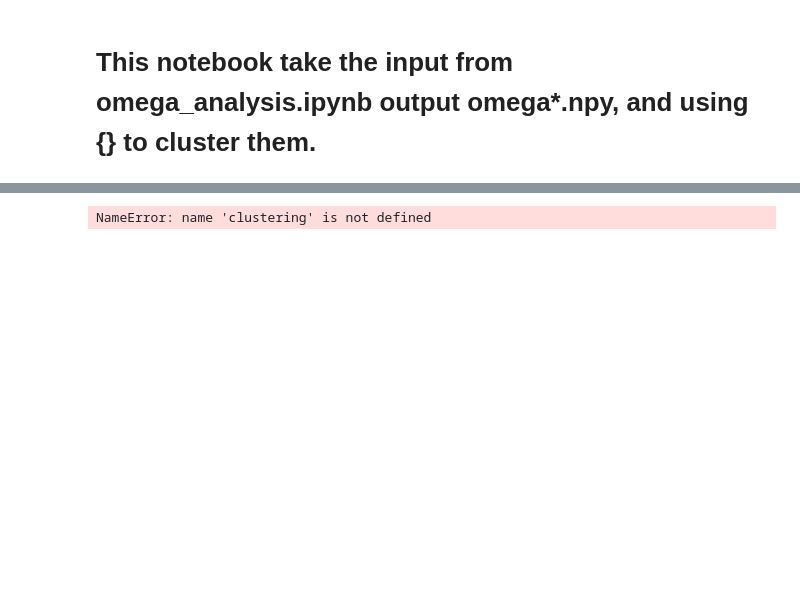
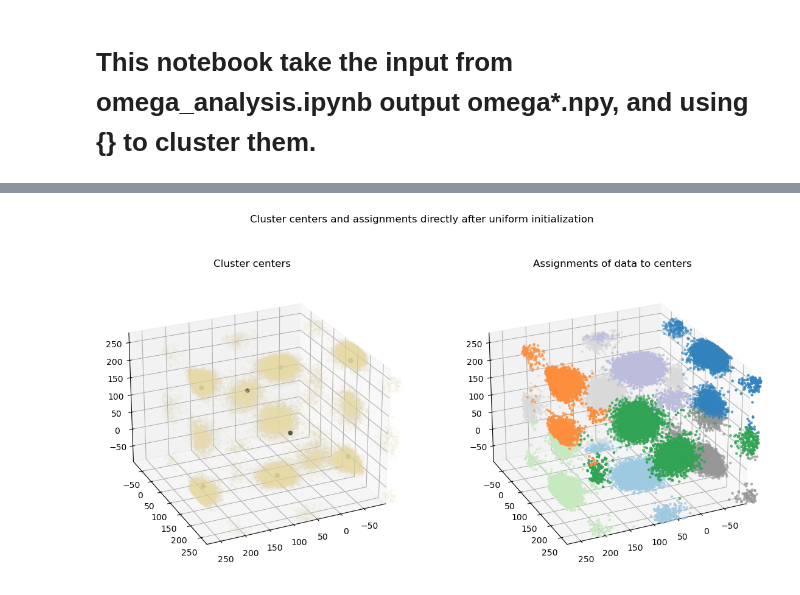
Before and after one commit to starwingc/peptoid_24summer, a Jupyter notebook: peptoid/19AE1-4-A/GAFF/protonated/HREX_500ns/clustering.ipynb, the cells around one changed output, grey strips where cells are left out. Drawn from its saved outputs; the diff is of its cells as text; code cells hidden in the pictures; blank space fills up the shorter version.

```diff
--- a/peptoid/19AE1-4-A/GAFF/protonated/HREX_500ns/clustering.ipynb
+++ b/peptoid/19AE1-4-A/GAFF/protonated/HREX_500ns/clustering.ipynb
@@ -95,24 +125,35 @@ NameError: name 'tqdm' is not defined
-# %%
-# Set initial centers and increase max iterations for the new clustering
-estimator.initial_centers = clustering.cluster_centers
-estimator.max_iter = 5000
-
-# Perform new clustering with extended iterations
-clustering_new = estimator.fit(omegas).fetch_model()
-
-# Plot the new clustering results
-f, (ax1, ax2) = plt.subplots(1, 2, figsize=(14, 5))
-f.suptitle('Cluster centers and assignments k-means with uniform initialization')
-
-ax1.hexbin(*(omegas.T), bins='log')
-ax1.scatter(*(clustering_new.cluster_centers.T), marker='o', c='m')
-ax1.axis('off')
-ax1.set_title('cluster centers')
-
-ax2.scatter(*(omegas[::10].T), c=clustering_new.transform(omegas)[::10])
-ax2.axis('off')
-ax2.set_title('assignments of data to centers')
-
-plt.show()
-# %% [output]
-NameError: name 'clustering' is not defined
+# %%
+fig = plt.figure(figsize=(14, 7))
+
+# Set the display range
+x_min, x_max = -90, 270
+y_min, y_max = -90, 270
+z_min, z_max = -90, 270
+
+# Viewing angles
+elevation = 25  # Example elevation angle
+azimuth = 65    # Example azimuthal angle
+
+# Create a 3D subplot for cluster centers
+ax1 = fig.add_subplot(121, projection='3d')
+ax1.set_title('Cluster centers')
+ax1.scatter(omegas[:, 0], omegas[:, 1], omegas[:, 2], c='#E6DAA6', marker='.', alpha=0.05)
+ax1.scatter(clustering.cluster_centers[:, 0], clustering.cluster_centers[:, 1], clustering.cluster_centers[:, 2], c='k', marker='o', alpha=1)
+ax1.set_xlim(x_min, x_max)
+ax1.set_ylim(y_min, y_max)
+ax1.set_zlim(z_min, z_max)
+ax1.view_init(elev=elevation, azim=azimuth)  # Set the viewing angle
+
+# Create a 3D subplot for assignments
+ax2 = fig.add_subplot(122, projection='3d')
+ax2.set_title('Assignments of data to centers')
+ax2.scatter(omegas[:, 0], omegas[:, 1], omegas[:, 2], c=assignments[:], marker='.', cmap='tab20c')
+ax2.set_xlim(x_min, x_max)
+ax2.set_ylim(y_min, y_max)
+ax2.set_zlim(z_min, z_max)
+ax2.view_init(elev=elevation, azim=azimuth)  # Set the viewing angle
+
+fig.suptitle('Cluster centers and assignments directly after uniform initialization')
+plt.show()
+# %% [output]
+[figure, added]
```
Also changed, not shown: parts of 15 cells of this notebook, 1 other file.
